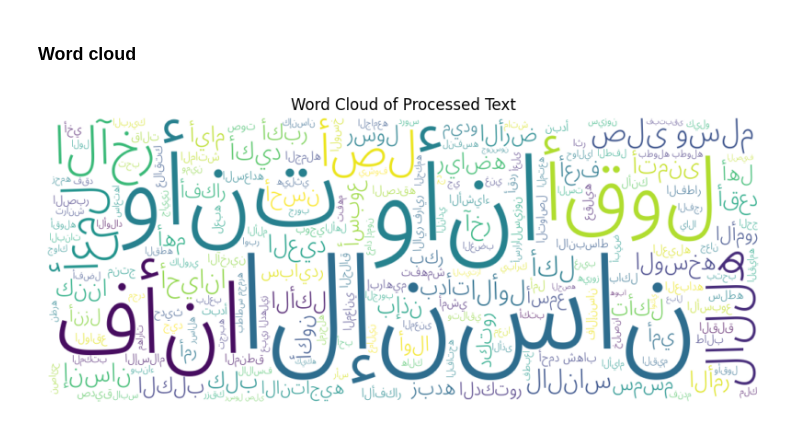
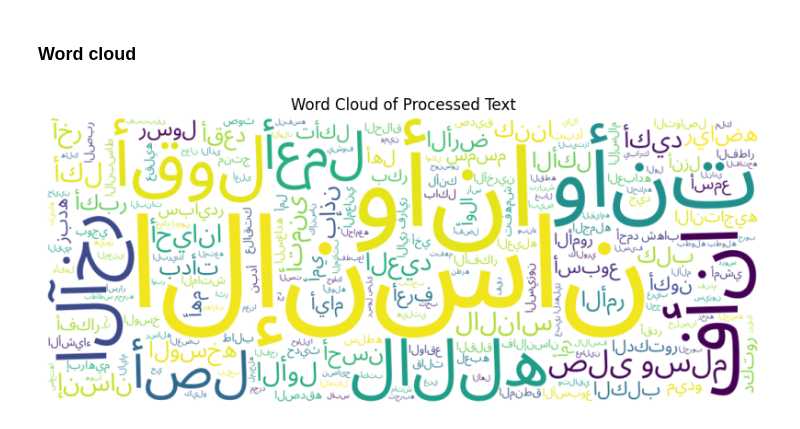
Before and after one commit to ahmedlabib02/Nlp-project, a Jupyter notebook: Nlp_project.ipynb, the cells around one changed output. Saved outputs shown, nothing was run; the diff lists cells and outputs as text; code cells hidden in the pictures.

Commit message:
updated font file in word cloud

```diff
--- a/Nlp_project.ipynb
+++ b/Nlp_project.ipynb
@@ -676,19 +688,19 @@ Category: People & Blogs
 # %%
 
 text_combined = " ".join(df['processed_text'])
-font_path = "./openjfx-20.0.1_windows-x64_bin-sdk/static/NotoSansArabic_Condensed-Light.ttf"
+font_path = "NotoSansArabic-VariableFont_wdth,wght.ttf"
 wordcloud = WordCloud(
     font_path=font_path,
     width=1000,
     height=400,
     background_color='white'
 ).generate(text_combined)
 
 
 plt.figure(figsize=(10, 5))
 plt.imshow(wordcloud, interpolation='bilinear')
 plt.axis("off")
 plt.title("Word Cloud of Processed Text")
 plt.show()
 # %% [output]
-[figure, old version]
+[figure, new version]
```
Also changed, not shown: parts of 5 cells of this notebook, 1 other file.
